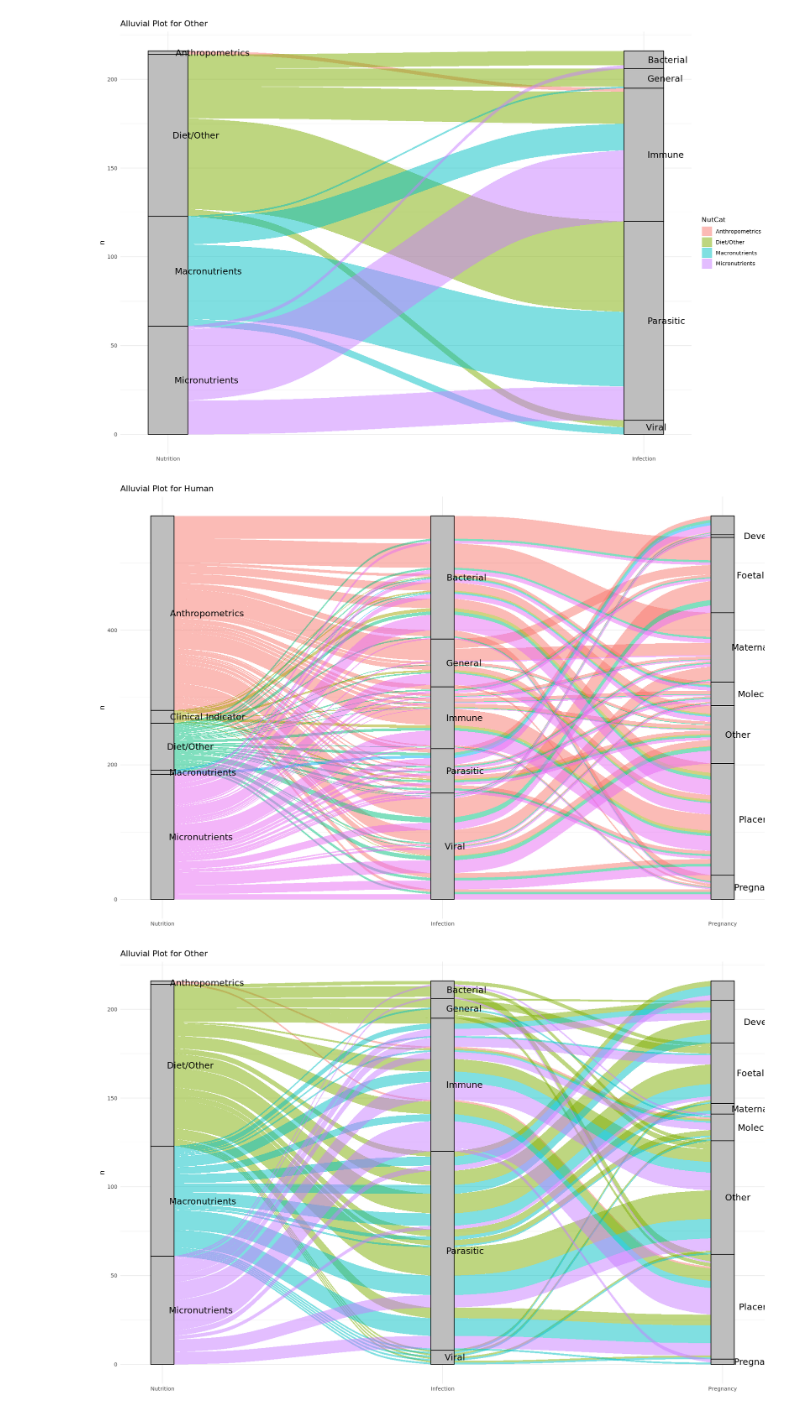
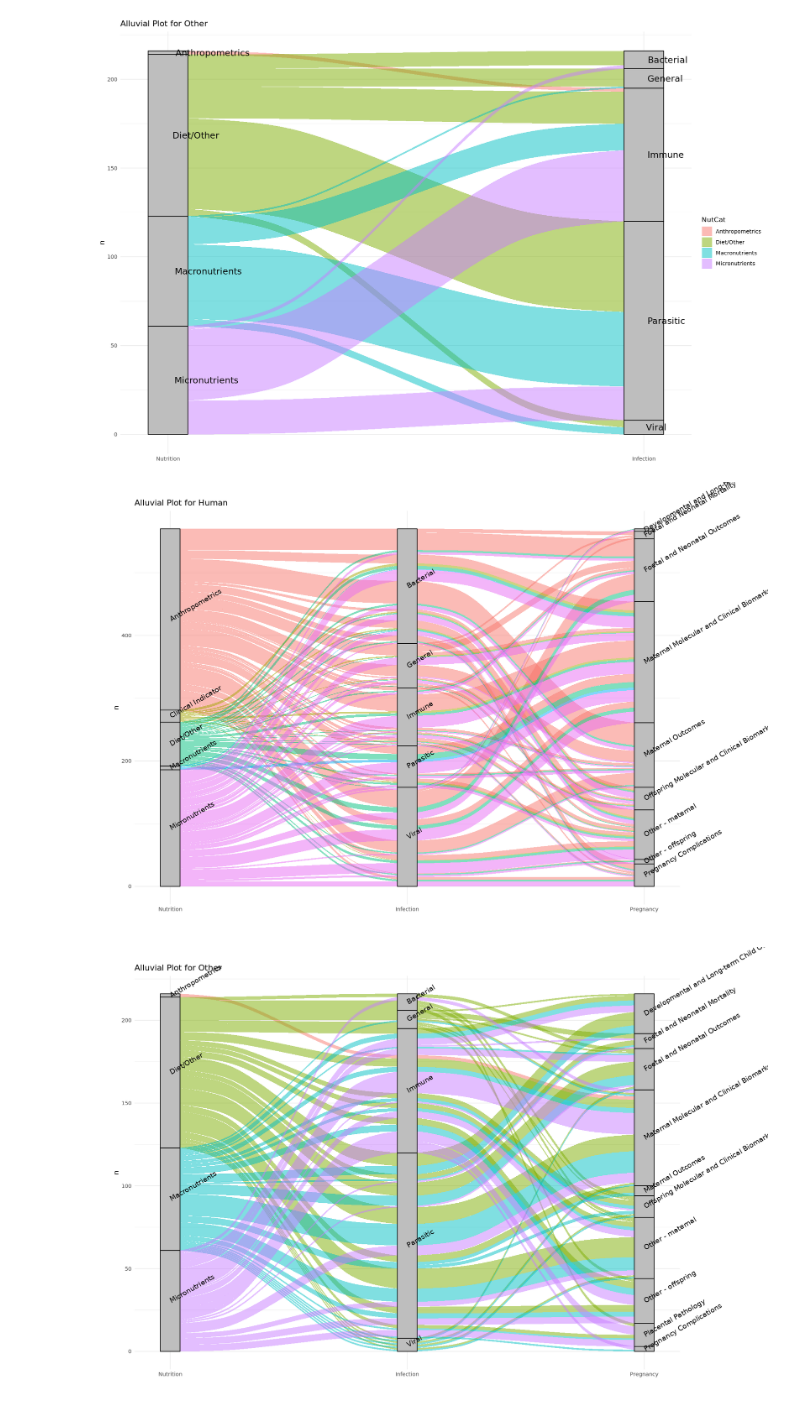
Before and after one commit to alexjvr1/EVE_lab_public, a Jupyter notebook: scoping_review_figs.ipynb, the cells around one changed output. Saved outputs shown, nothing was run; the diff lists cells and outputs as text; code cells hidden in the pictures.

Commit message:
alluvial plot figure aesthetics

```diff
--- a/scoping_review_figs.ipynb
+++ b/scoping_review_figs.ipynb
@@ -452,40 +452,48 @@ plot_alluvial(df_filtered %>% filter(speciesCat == "Other"), "Alluvial Plot for
 [figure]
 [figure]
 # %%
+#Increase Binder figure size
+#options(repr.plot.width = 50, repr.plot.height = 10)
+
 # Load required packages
 library(ggplot2)
 library(ggalluvial)
 library(dplyr)
 
 # Filter for studyScore == "I"
 df_filtered <- datMetaNutInfPreg %>% filter(studyScore == "I")
 
 # Function to plot three-level alluvial diagram
 plot_alluvial <- function(data, title) {
   # Aggregate data to count flows
   flow_data <- data %>%
     count(NutCat, InfCat, PregCat)
 
   ggplot(flow_data,
          aes(axis1 = NutCat, axis2 = InfCat, axis3 = PregCat, y = n)) +
     geom_alluvium(aes(fill = NutCat), width = 1/12) +
     geom_stratum(width = 1/12, fill = "grey", color = "black") +
-    geom_text(stat = "stratum", aes(label = after_stat(stratum)), size = 5, hjust = -0.1) +
+    geom_text(stat = "stratum", aes(label = after_stat(stratum)), size = 4, angle = 30, hjust = 0) +
     scale_x_discrete(limits = c("Nutrition", "Infection", "Pregnancy"), expand = c(.05, .05)) +
     ggtitle(title) +
     theme_minimal() +
-    theme(legend.position = "none") # Remove the legend
+    theme(
+        legend.position = "none",
+        plot.margin = unit(c(1, 5, 1, 1), "cm")  # Increase right margin
+) +
+coord_cartesian(clip = "off")
+  #print the labels beyond the extent of the figure
 }
 
 # Set the default width of figures in notebook
 options(repr.plot.width = 15, repr.plot.height = 10)
 
 # Plot for Human
 plot_alluvial(df_filtered %>% filter(speciesCat == "Human"), "Alluvial Plot for Human")
 
 # Plot for Other
 plot_alluvial(df_filtered %>% filter(speciesCat == "Other"), "Alluvial Plot for Other")
 # %% [output]
-[figure, old version]
+[figure, new version]
-[figure, old version]
+[figure, new version]
 # %%
```
Also changed, not shown: parts of 1 cell of this notebook.
